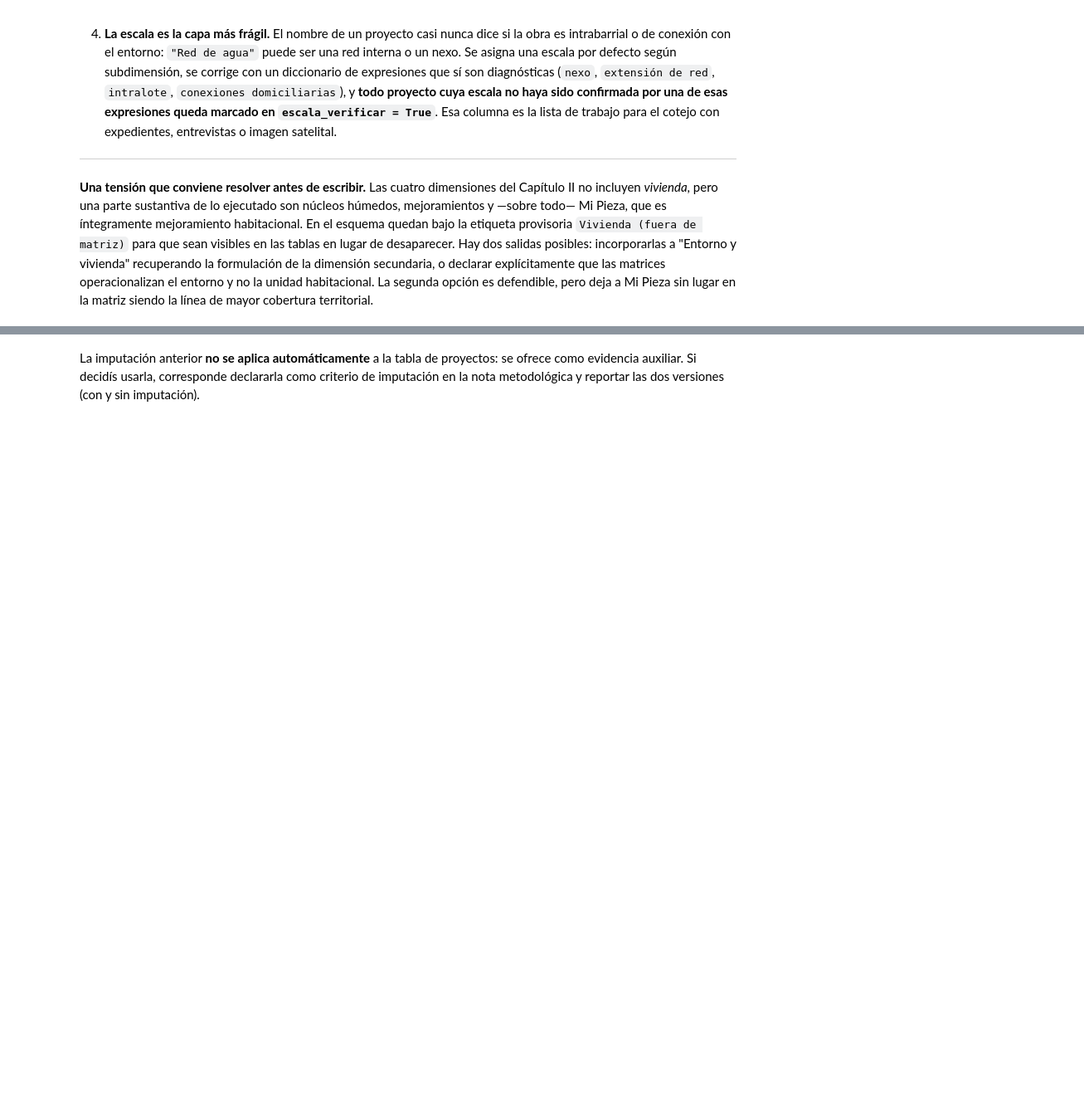
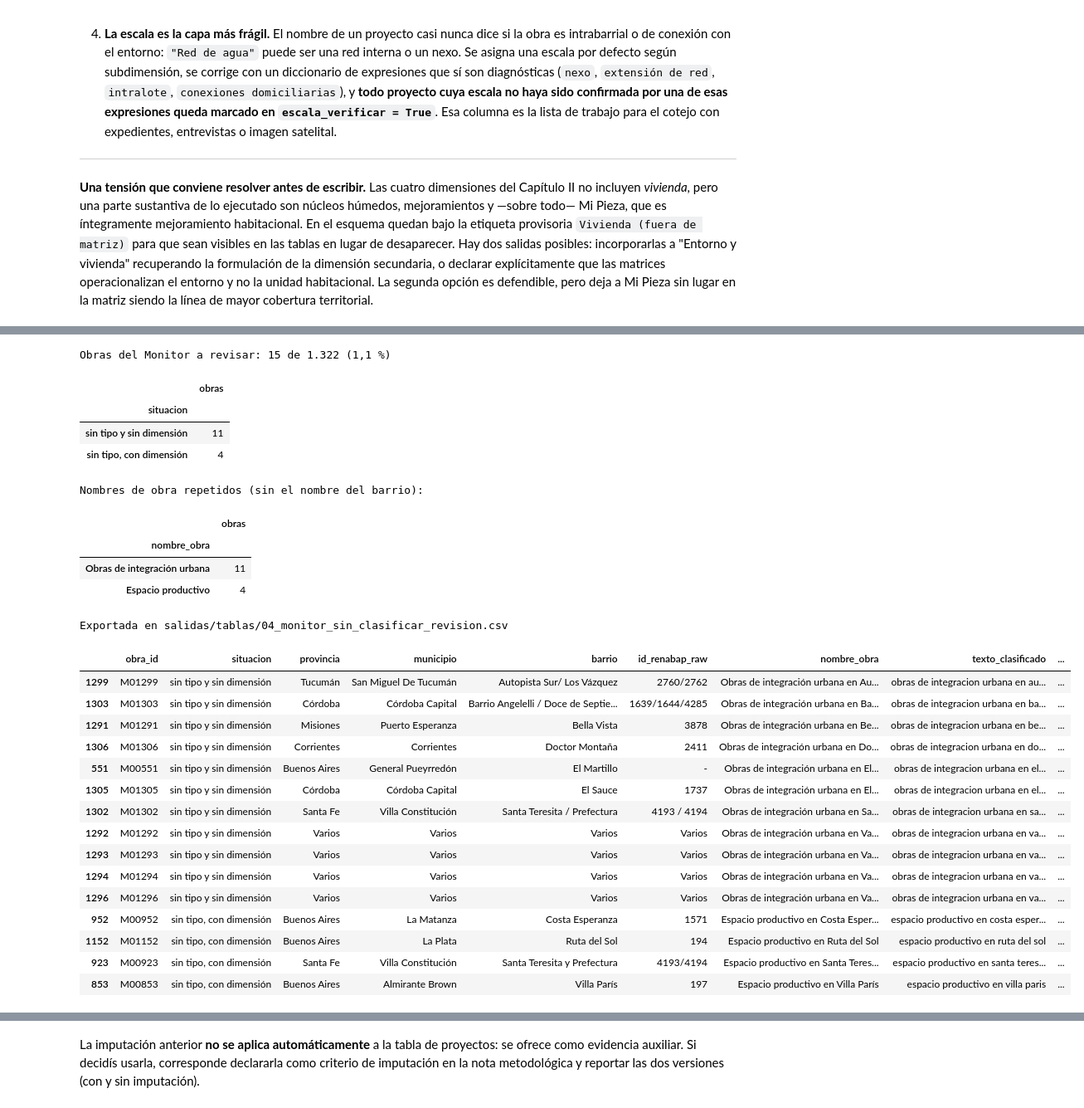
Before and after one commit to Camilamop/RENABAP, a Jupyter notebook: bloque2_intervenciones_territoriales1.ipynb, the cells around one changed output, grey strips where cells are left out. Shown at 83% size. Saved outputs shown, nothing was run; the diff lists cells and outputs as text; code cells hidden in the pictures; blank space fills up the shorter version.

```diff
--- a/bloque2_intervenciones_territoriales1.ipynb
+++ b/bloque2_intervenciones_territoriales1.ipynb
@@ -1961,3 +2428,70 @@ coherencia
+# %%
+# --- Monitor: obras sin tipo y/o sin dimensión, para auditoría manual -----
+# Tres situaciones posibles, que conviene distinguir porque tienen causas distintas:
+#   sin tipo y sin dimensión -> ningún patrón reconoce la obra (falta vocabulario)
+#   sin tipo, con dimensión  -> el patrón existe en SUBDIMENSIONES pero no en EJES
+#   con tipo, sin dimensión  -> el patrón existe en EJES pero no en SUBDIMENSIONES
+sin_tipo_m = monitor["eje_principal"] == "sin_clasificar"
+sin_dim_m  = monitor["dimension_principal"] == "Sin clasificar"
+
+rev_m = monitor[sin_tipo_m | sin_dim_m].copy()
+rev_m["situacion"] = np.select(
+    [sin_tipo_m[rev_m.index] & sin_dim_m[rev_m.index], sin_tipo_m[rev_m.index]],
+    ["sin tipo y sin dimensión", "sin tipo, con dimensión"],
+    default="con tipo, sin dimensión")
+rev_m["texto_clasificado"] = rev_m["nombre_obra"].map(norm_patron)   # lo que "leyó" el clasificador
+rev_m["eje_principal"] = rev_m["eje_principal"].map(lambda e: EJES_ETIQUETA.get(e, e))
+
+# Columnas vacías para completar a mano durante la revisión
+for c in ["tipo_correcto", "dimension_correcta", "patron_a_agregar", "observaciones"]:
+    rev_m[c] = ""
+
+print(f"Obras del Monitor a revisar: {fmt_ar(len(rev_m))} de {fmt_ar(len(monitor))} "
+      f"({fmt_ar(len(rev_m)/len(monitor)*100, 1)} %)\n")
+display(rev_m["situacion"].value_counts().to_frame("obras"))
+
+# Nombres repetidos: resolver uno resuelve todos los iguales
+print("\nNombres de obra repetidos (sin el nombre del barrio):")
+_sin_barrio = rev_m["nombre_obra"].str.replace(r"\s+en\s+[^+]*$", "", regex=True).str.strip()
+display(_sin_barrio.value_counts().to_frame("obras").query("obras > 1"))
+
+tabla_rev_m = rev_m[["obra_id", "situacion", "provincia", "municipio", "barrio",
+                     "id_renabap_raw", "nombre_obra", "texto_clasificado",
+                     "eje_principal", "dimension_principal", "estado", "inversion_total",
+                     "tipo_correcto", "dimension_correcta", "patron_a_agregar",
+                     "observaciones"]].sort_values(["situacion", "nombre_obra"])
+
+guardar_tabla(tabla_rev_m.set_index("obra_id"), "04_monitor_sin_clasificar_revision")
+print("\nExportada en salidas/tablas/04_monitor_sin_clasificar_revision.csv")
+tabla_rev_m
+# %% [output]
+Obras del Monitor a revisar: 15 de 1.322 (1,1 %)
+|  | obras |
+| situacion |  |
+| sin tipo y sin dimensión | 11 |
+| sin tipo, con dimensión | 4 |
+Nombres de obra repetidos (sin el nombre del barrio):
+|  | obras |
+| nombre_obra |  |
+| Obras de integración urbana | 11 |
+| Espacio productivo | 4 |
+Exportada en salidas/tablas/04_monitor_sin_clasificar_revision.csv
+|  | obra_id | situacion | provincia | municipio | barrio | id_renabap_raw | nombre_obra | texto_clasificado | ... |
+| 1299 | M01299 | sin tipo y sin dimensión | Tucumán | San Miguel De Tucumán | Autopista Sur/ Los Vázquez | 2760/2762 | Obras de integración urbana en Au... | obras de integracion urbana en au... | ... |
+| 1303 | M01303 | sin tipo y sin dimensión | Córdoba | Córdoba Capital | Barrio Angelelli / Doce de Septie... | 1639/1644/4285 | Obras de integración urbana en Ba... | obras de integracion urbana en ba... | ... |
+| 1291 | M01291 | sin tipo y sin dimensión | Misiones | Puerto Esperanza | Bella Vista | 3878 | Obras de integración urbana en Be... | obras de integracion urbana en be... | ... |
+| 1306 | M01306 | sin tipo y sin dimensión | Corrientes | Corrientes | Doctor Montaña | 2411 | Obras de integración urbana en Do... | obras de integracion urbana en do... | ... |
+| 551 | M00551 | sin tipo y sin dimensión | Buenos Aires | General Pueyrredón | El Martillo | - | Obras de integración urbana en El... | obras de integracion urbana en el... | ... |
+| 1305 | M01305 | sin tipo y sin dimensión | Córdoba | Córdoba Capital | El Sauce | 1737 | Obras de integración urbana en El... | obras de integracion urbana en el... | ... |
+| 1302 | M01302 | sin tipo y sin dimensión | Santa Fe | Villa Constitución | Santa Teresita / Prefectura | 4193 / 4194 | Obras de integración urbana en Sa... | obras de integracion urbana en sa... | ... |
+| 1292 | M01292 | sin tipo y sin dimensión | Varios | Varios | Varios | Varios | Obras de integración urbana en Va... | obras de integracion urbana en va... | ... |
+| 1293 | M01293 | sin tipo y sin dimensión | Varios | Varios | Varios | Varios | Obras de integración urbana en Va... | obras de integracion urbana en va... | ... |
+| 1294 | M01294 | sin tipo y sin dimensión | Varios | Varios | Varios | Varios | Obras de integración urbana en Va... | obras de integracion urbana en va... | ... |
+| 1296 | M01296 | sin tipo y sin dimensión | Varios | Varios | Varios | Varios | Obras de integración urbana en Va... | obras de integracion urbana en va... | ... |
+| 952 | M00952 | sin tipo, con dimensión | Buenos Aires | La Matanza | Costa Esperanza | 1571 | Espacio productivo en Costa Esper... | espacio productivo en costa esper... | ... |
+| 1152 | M01152 | sin tipo, con dimensión | Buenos Aires | La Plata | Ruta del Sol | 194 | Espacio productivo en Ruta del Sol | espacio productivo en ruta del sol | ... |
+| 923 | M00923 | sin tipo, con dimensión | Santa Fe | Villa Constitución | Santa Teresita y Prefectura | 4193/4194 | Espacio productivo en Santa Teres... | espacio productivo en santa teres... | ... |
+| 853 | M00853 | sin tipo, con dimensión | Buenos Aires | Almirante Brown | Villa París | 197 | Espacio productivo en Villa París | espacio productivo en villa paris | ... |
 # %%
 # --- Capa 3: escala -------------------------------------------------------
 escala_tab = pd.DataFrame({
```
Also changed, not shown: parts of 90 cells of this notebook.
